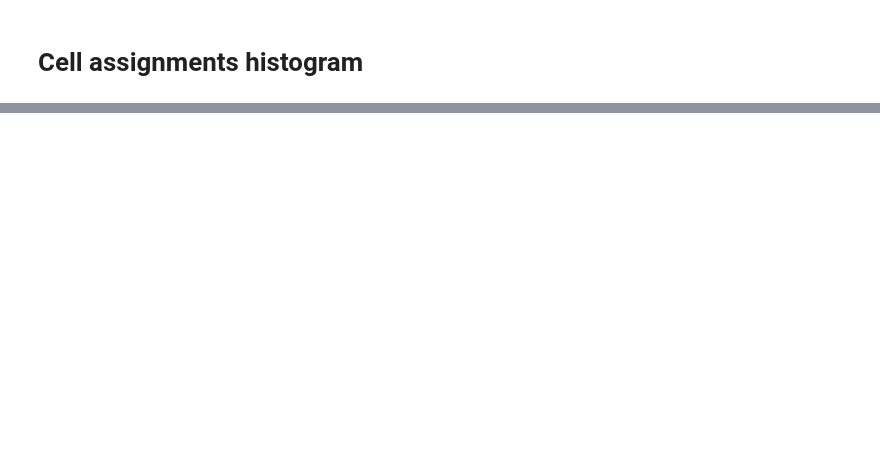
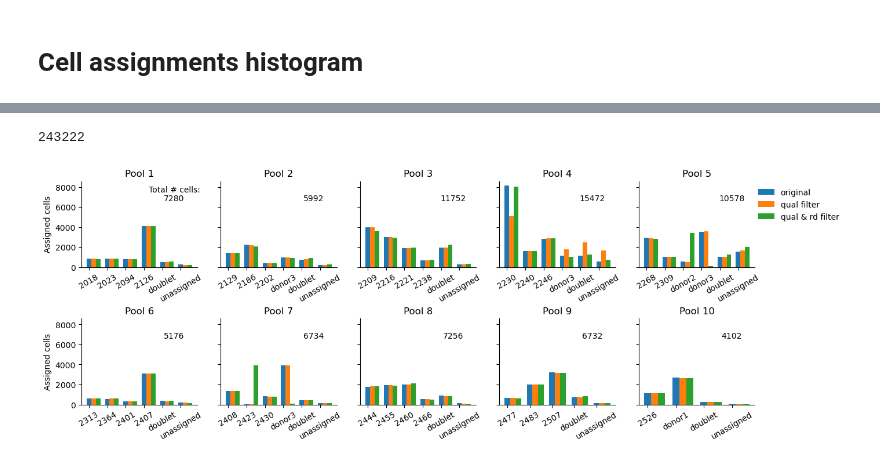
Before and after one commit to emma2207/hgsoc-reconstruction, a Jupyter notebook: demultiplexing_pooled_samples/scripts/bulk_vs_diss_bulk_ref_gex_dmx.ipynb, the cells around one changed output, grey strips where cells are left out. Saved outputs shown, nothing was run; the diff lists cells and outputs as text; code cells hidden in the pictures; blank space fills up the shorter version.

```diff
--- a/demultiplexing_pooled_samples/scripts/bulk_vs_diss_bulk_ref_gex_dmx.ipynb
+++ b/demultiplexing_pooled_samples/scripts/bulk_vs_diss_bulk_ref_gex_dmx.ipynb
@@ -226,0 +213,4 @@ for i in range(1, n_pool + 1):
+# %%
+figname = f"plots/gex_dmx_scatter_plot_assigned_cells"
+fig.savefig(figname + ".pdf", bbox_inches="tight")
+fig.savefig(figname + ".png", bbox_inches="tight", dpi=150)
@@ -226,0 +219,23 @@ for i in range(1, n_pool + 1):
+# %%
+def load_gex_data_multi_condition(ref: Literal["bulk", "diss_bulk"]):
+
+    df = pd.DataFrame()
+
+    folders = [f"/vireo_{ref}", f"/vireo_{ref}_filter_qual", f"/vireo_{ref}_filter_qual_rd"]
+
+    for folder in folders:
+        for pool in range(1, n_pool + 1):
+
+            gex_file = cwd + f"{folder}/pool{pool}/donor_ids.tsv"
+            gex_df = pd.read_csv(gex_file, delimiter="\t")
+            gex_df["pool"] = pool
+            gex_df["folder"] = folder
+
+            df = pd.concat([df, gex_df])
+
+    df.reset_index(drop=True, inplace=True)
+
+    return df
+# %%
+all_bulk_df = load_gex_data_multi_condition("bulk")
+all_diss_df = load_gex_data_multi_condition("diss_bulk")
@@ -226,0 +251,4 @@ for i in range(1, n_pool + 1):
+# %%
+len(all_bulk_df)
+# %% [output]
+243222
@@ -226,0 +301,4 @@ for i in range(1, n_pool + 1):
+# %%
+plot_assigned_cells_per_pool_hist_multi("diss_bulk", sample_id_mapping, True)
+# %% [output]
+[figure, added]
```
Also changed, not shown: parts of 23 cells of this notebook, 1 other file.
